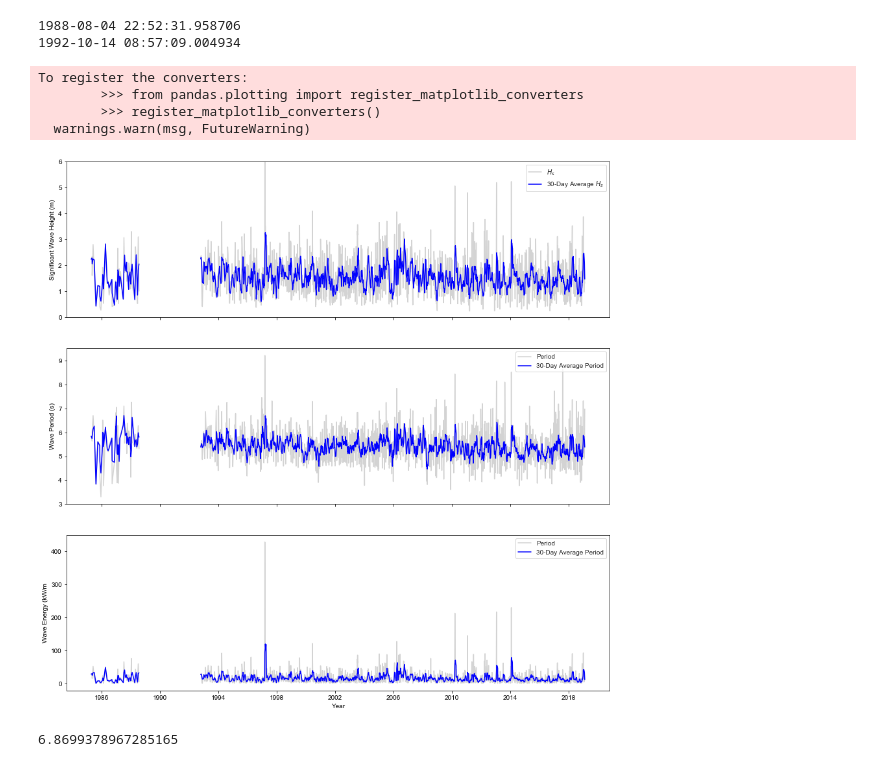
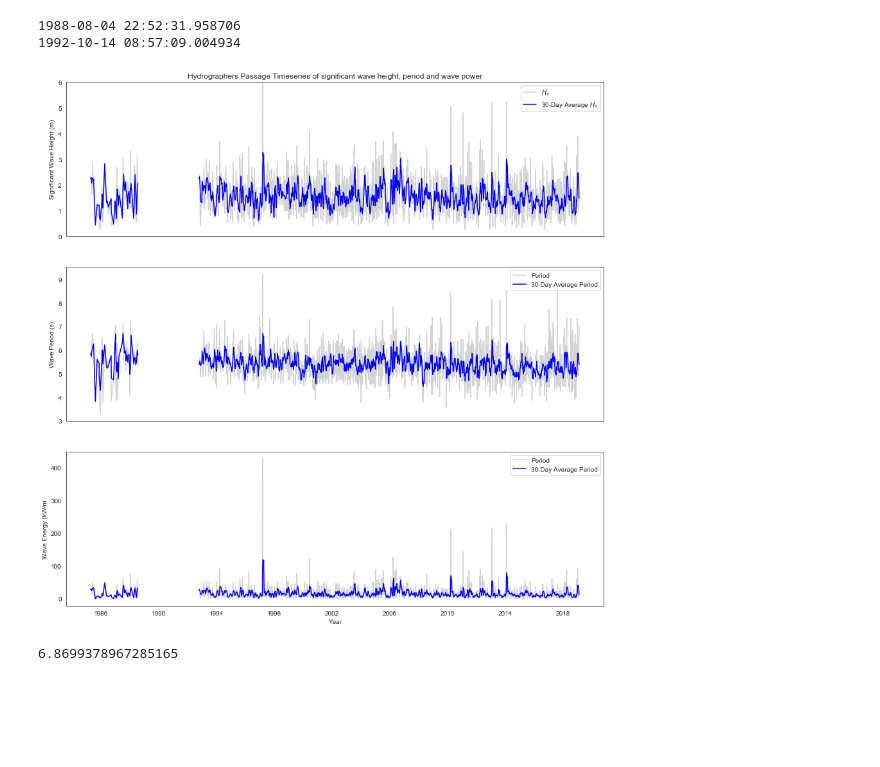
Before and after one commit to CourtneySmith32/Honours-Coursework, a Jupyter notebook: Hydrographers_timeseries.ipynb, the cells around one changed output. Drawn from its saved outputs; the diff is of its cells as text; code cells hidden in the pictures; blank space fills up the shorter version.

```diff
--- a/Hydrographers_timeseries.ipynb
+++ b/Hydrographers_timeseries.ipynb
@@ -412,39 +412,35 @@ ax2.plot(x1, time1, color='lightgrey')
 ax2.plot(x1,tt1,color='blue')
 
 #After date break
 ax2.plot(x2,time2, color='lightgrey')
 ax2.plot(x2,tt2,color='blue')
 
 ax2.legend(labels=['Period',"30-Day Average Period"], loc='upper right')
 ax2.set_ylabel("Wave Period (s)")
 
 
 #Wave Power - Need to add data
 #Before date break
 ax3.plot(x1, p1,color='lightgrey')
 ax3.plot(x1,pp1,color='blue')
 
 #After date break
 ax3.plot(x2,p2,color='lightgrey')
 ax3.plot(x2,pp2,color='blue')
 ax3.legend(labels=['Period',"30-Day Average Period"], loc='upper right')
 ax3.set_ylabel("Wave Energy (kW/m") #Check if watts/metre is correct
 
-
+ax1.set_title('Hydrographers Passage Timeseries of significant wave height, period and wave power')
 #Formatting
 
 plt.xlabel("Year")
 
 #"years = pd.date_range(start='1985',end='2020', periods=10)
 years = pd.date_range('2008','2015', freq='AS')
 
 plt.savefig("Hydrographers_timeseries")
 # %% [output]
-To register the converters:
-        >>> from pandas.plotting import register_matplotlib_converters
-        >>> register_matplotlib_converters()
-  warnings.warn(msg, FutureWarning)
-[figure, old version]
+[figure, new version]
 # %%
 max(wh)
 # %% [output]
```
Also changed, not shown: parts of 7 cells of this notebook, 23 other files.
